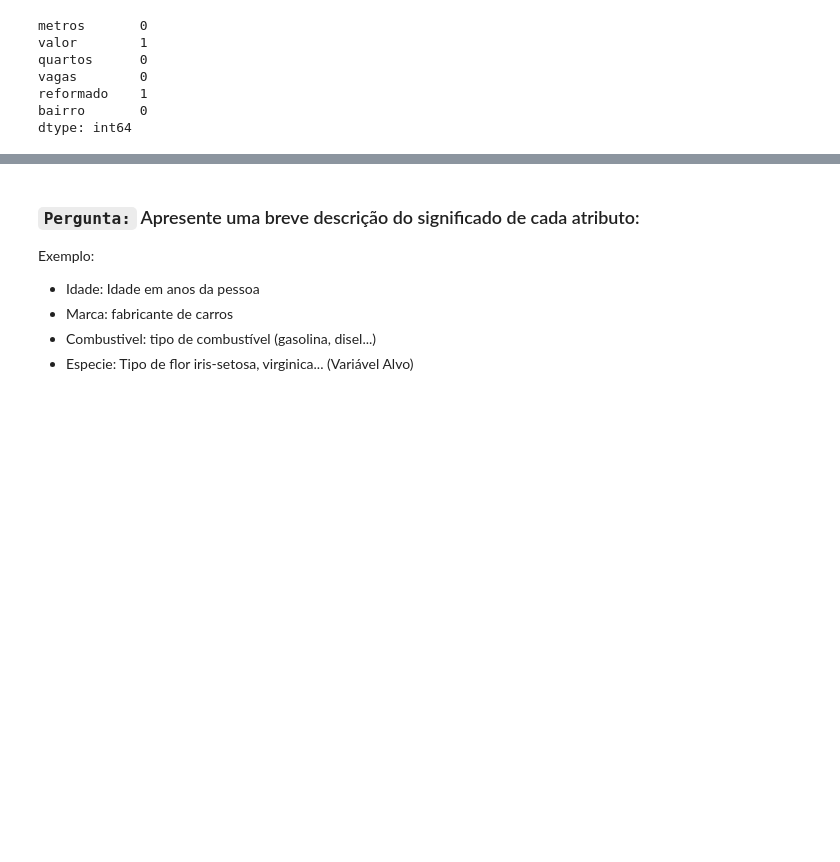
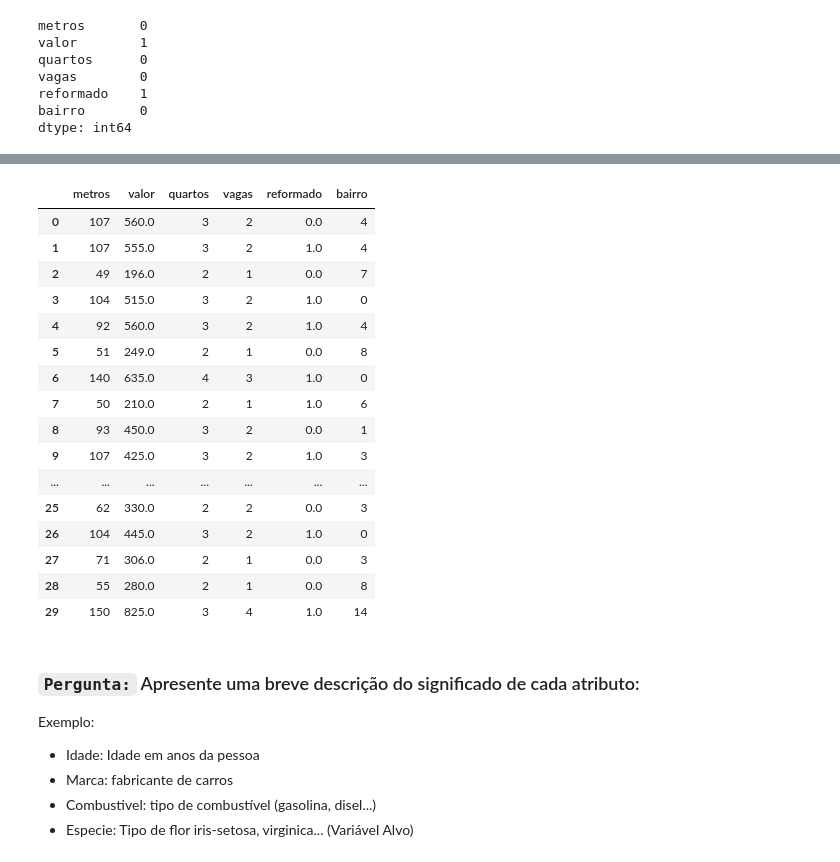
Before and after one commit to DanielTsuyoshi/Checkpoint01-Aprendizado-de-maquina, a Jupyter notebook: CheckPoint.ipynb, the cells around one changed output, grey strips where cells are left out. Cells and saved outputs as stored; diff of their text form; code cells hidden in the pictures; blank space fills up the shorter version.

```diff
--- a/CheckPoint.ipynb
+++ b/CheckPoint.ipynb
@@ -178,3 +242,23 @@ dtype: int64
+# %%
+dados.head(30)
+# %% [output]
+|  | metros | valor | quartos | vagas | reformado | bairro |
+| 0 | 107 | 560.0 | 3 | 2 | 0.0 | 4 |
+| 1 | 107 | 555.0 | 3 | 2 | 1.0 | 4 |
+| 2 | 49 | 196.0 | 2 | 1 | 0.0 | 7 |
+| 3 | 104 | 515.0 | 3 | 2 | 1.0 | 0 |
+| 4 | 92 | 560.0 | 3 | 2 | 1.0 | 4 |
+| 5 | 51 | 249.0 | 2 | 1 | 0.0 | 8 |
+| 6 | 140 | 635.0 | 4 | 3 | 1.0 | 0 |
+| 7 | 50 | 210.0 | 2 | 1 | 1.0 | 6 |
+| 8 | 93 | 450.0 | 3 | 2 | 0.0 | 1 |
+| 9 | 107 | 425.0 | 3 | 2 | 1.0 | 3 |
+| ... | ... | ... | ... | ... | ... | ... |
+| 25 | 62 | 330.0 | 2 | 2 | 0.0 | 3 |
+| 26 | 104 | 445.0 | 3 | 2 | 1.0 | 0 |
+| 27 | 71 | 306.0 | 2 | 1 | 0.0 | 3 |
+| 28 | 55 | 280.0 | 2 | 1 | 0.0 | 8 |
+| 29 | 150 | 825.0 | 3 | 4 | 1.0 | 14 |
 # %% [markdown]
 ### `Pergunta:` Apresente uma breve descrição do significado de cada atributo:
 
```
Also changed, not shown: parts of 21 cells of this notebook.
